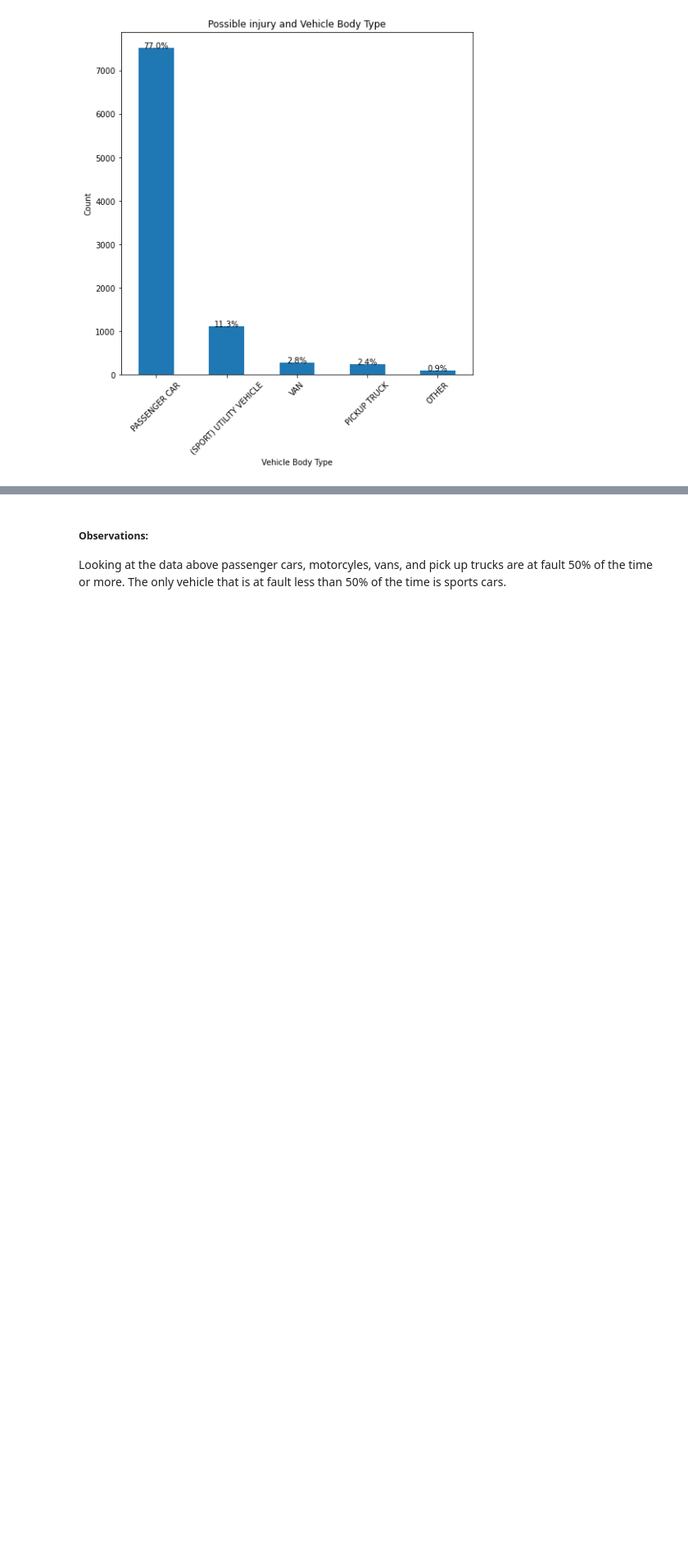
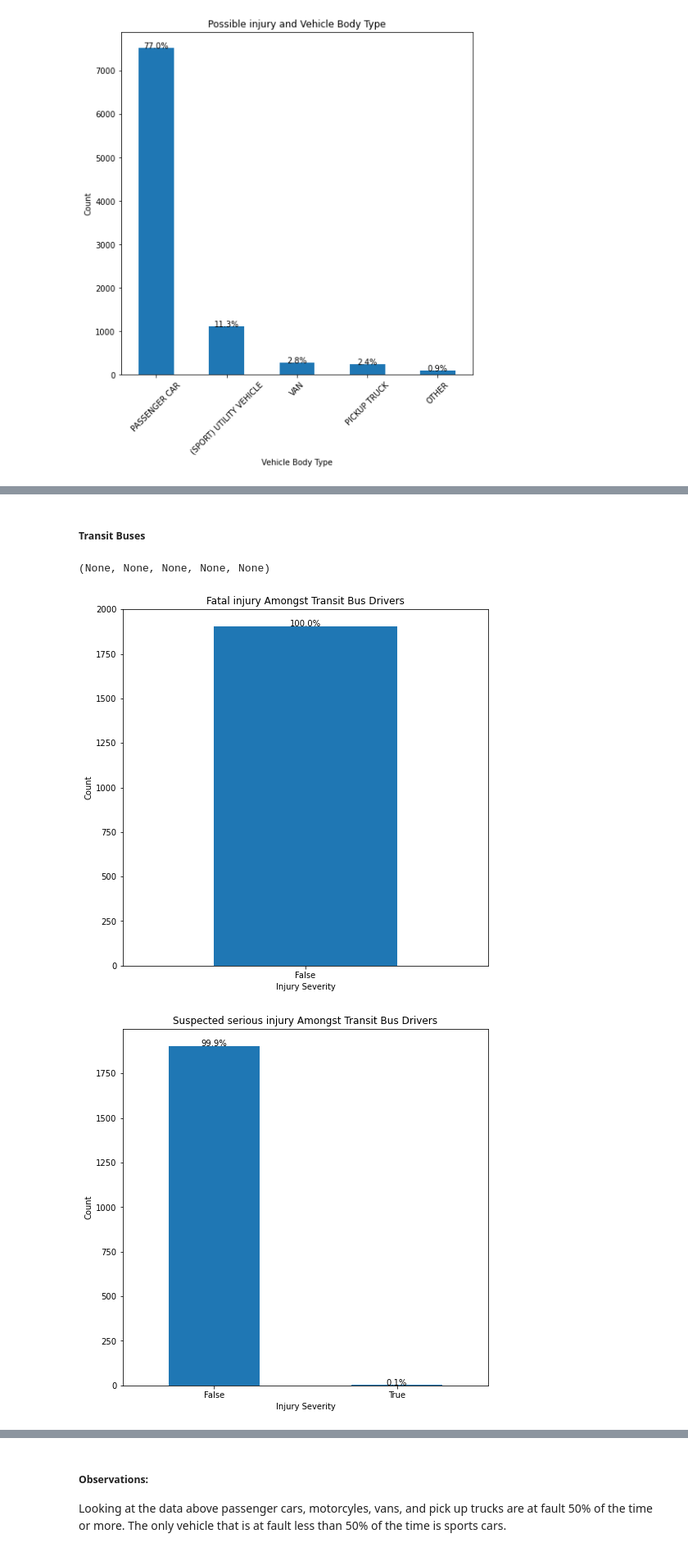
Before and after one commit to rayeni/car_crash_driver_profile, a Jupyter notebook: car_crash_eda.ipynb, the cells around one changed output, grey strips where cells are left out. Shown at 82% size. Drawn from its saved outputs; the diff is of its cells as text; code cells hidden in the pictures; blank space fills up the shorter version.

```diff
--- a/car_crash_eda.ipynb
+++ b/car_crash_eda.ipynb
@@ -357,0 +454,24 @@ Looking at the most severe injuries (fatal and suspected serious injuries) we ar
+# %% [markdown]
+##### Transit Buses
+# %%
+def transit_overview(feature):
+    plt.figure(figsize = (8,8))
+    plt.title(f'{feature.lower().capitalize()} Amongst Transit Bus Drivers')
+    plt.xlabel(f'{feature.lower().capitalize()}')
+    plt.ylabel('Count')
+    ax = crash_orig_df[crash_orig_df['Vehicle Body Type']=='TRANSIT BUS'].groupby(crash_orig_df['Injury Severity']==f'{feature}')['Vehicle Body Type'].count().plot(kind = 'bar')
+    plt.xticks(rotation = 0)
+
+    total = (crash_orig_df['Vehicle Body Type']=='TRANSIT BUS').sum()
+    for p in ax.patches:
+
+        percentage = '{:.1f}%'.format(100 * p.get_height()/total)
+        x = p.get_x() + p.get_width()/2
+        y = p.get_height()
+        ax.annotate(percentage, (x, y),ha='center')
+# %%
+transit_overview('FATAL INJURY'),transit_overview('SUSPECTED SERIOUS INJURY'),transit_overview('SUSPECTED MINOR INJURY'),transit_overview('POSSIBLE INJURY'),transit_overview('NO APPARENT INJURY')
+# %% [output]
+(None, None, None, None, None)
+[figure, added]
+[figure, added]
```
Also changed, not shown: parts of 34 cells of this notebook.
